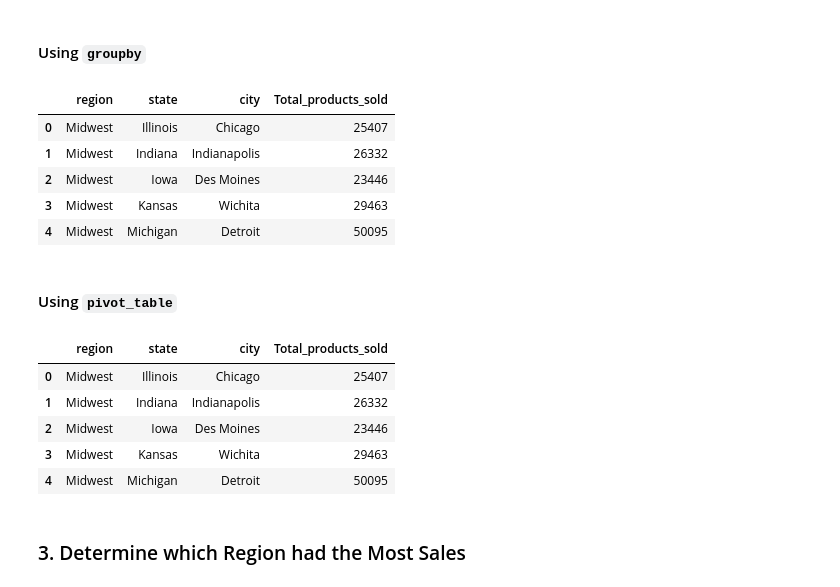
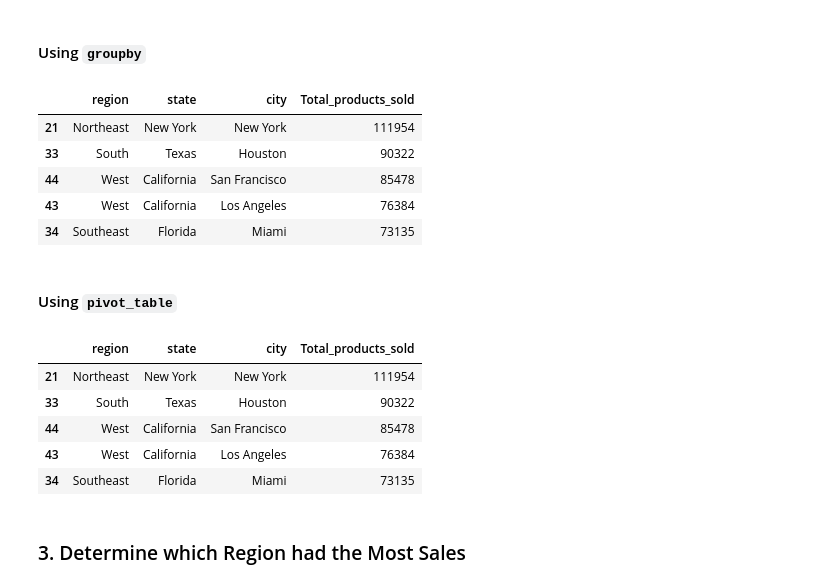
Before and after one commit to Jessegunter/athletic_sales_analysis, a Jupyter notebook: Starter_Code/athletic_sales_analysis.ipynb, the cells around one changed output. Saved outputs shown, nothing was run; the diff lists cells and outputs as text; code cells hidden in the pictures.

```diff
--- a/Starter_Code/athletic_sales_analysis.ipynb
+++ b/Starter_Code/athletic_sales_analysis.ipynb
@@ -182,18 +182,18 @@ dtype: object
 # %%
 # Show the number products sold for region, state, and city.
 products_sold = combined_sales.groupby(['region', 'state', 'city'])['units_sold'].sum().reset_index()
 # Rename the sum to "Total_Products_Sold".
 products_sold = products_sold.rename(columns={'units_sold':'Total_products_sold'})
 
 # Show the top 5 results.
-products_sold.head(5)
+products_sold.sort_values(by=(['Total_products_sold']), ascending=False).head(5)
 # %% [output]
 |  | region | state | city | Total_products_sold |
-| 0 | Midwest | Illinois | Chicago | 25407 |
-| 1 | Midwest | Indiana | Indianapolis | 26332 |
-| 2 | Midwest | Iowa | Des Moines | 23446 |
-| 3 | Midwest | Kansas | Wichita | 29463 |
-| 4 | Midwest | Michigan | Detroit | 50095 |
+| 21 | Northeast | New York | New York | 111954 |
+| 33 | South | Texas | Houston | 90322 |
+| 44 | West | California | San Francisco | 85478 |
+| 43 | West | California | Los Angeles | 76384 |
+| 34 | Southeast | Florida | Miami | 73135 |
 # %% [markdown]
 #### Using `pivot_table`
 # %%
@@ -210,14 +210,14 @@ products_sold_pivot
     # I renamed it above
 
 # Show the top 5 results.
-products_sold_pivot.head()
+products_sold_pivot.sort_values(by=(['Total_products_sold']), ascending=False).head(5)
 # %% [output]
 |  | region | state | city | Total_products_sold |
-| 0 | Midwest | Illinois | Chicago | 25407 |
-| 1 | Midwest | Indiana | Indianapolis | 26332 |
-| 2 | Midwest | Iowa | Des Moines | 23446 |
-| 3 | Midwest | Kansas | Wichita | 29463 |
-| 4 | Midwest | Michigan | Detroit | 50095 |
+| 21 | Northeast | New York | New York | 111954 |
+| 33 | South | Texas | Houston | 90322 |
+| 44 | West | California | San Francisco | 85478 |
+| 43 | West | California | Los Angeles | 76384 |
+| 34 | Southeast | Florida | Miami | 73135 |
 # %% [markdown]
 ### 3. Determine which Region had the Most Sales
 # %% [markdown]
```
Also changed, not shown: parts of 8 cells of this notebook.
